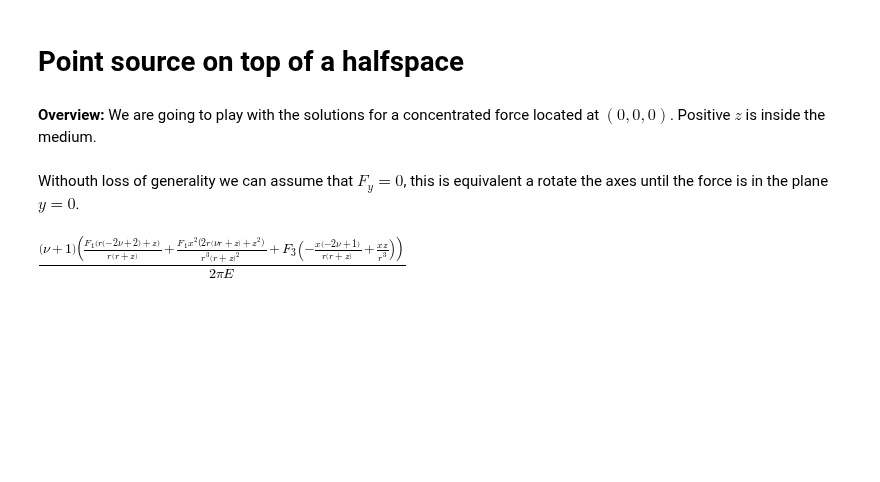
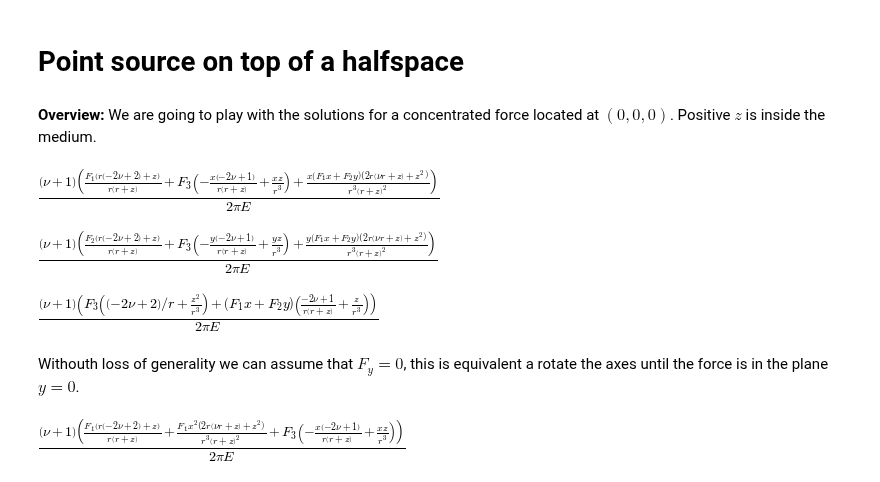
Before and after one commit to nicoguaro/notebooks_examples, a Jupyter notebook: point_source_halfspace.ipynb, the cells around one changed output. Drawn from its saved outputs; the diff is of its cells as text; code cells hidden in the pictures; blank space fills up the shorter version.

```diff
--- a/point_source_halfspace.ipynb
+++ b/point_source_halfspace.ipynb
@@ -25,9 +24,25 @@ init_printing()
 # %%
 x, y, z, r, E, nu, Fx, Fy, Fz = symbols('x y z r E nu F1 F2 F3')
 # %%
-ux = (1+nu)/(2*pi*E)*((x*z/r**3 - (1-2*nu)*x/(r*(r+z)))*Fz + (2*(1-nu)*r+z)/(r*(r+z))*Fx + ((2*r*(nu*r + z) + z**2)*x)/(r**3*(r+z)**2)*(x*Fx + y*Fy))
-uy = (1+nu)/(2*pi*E)*((y*z/r**3 - (1-2*nu)*y/(r*(r+z)))*Fz + (2*(1-nu)*r+z)/(r*(r+z))*Fy + ((2*r*(nu*r + z) + z**2)*y)/(r**3*(r+z)**2)*(x*Fx + y*Fy))
-uz = (1+nu)/(2*pi*E)*((2*(1-2*nu)/r + z**2/r**3)*Fz + (((1-2*nu)/(r*(r+z)) + z/r**3)*y)*(x*Fx + y*Fy))
+ux = (1+nu)/(2*pi*E)*((x*z/r**3 - (1-2*nu)*x/(r*(r + z)))*Fz +
+                       (2*(1 - nu)*r + z)/(r*(r + z))*Fx +
+                       ((2*r*(nu*r + z) + z**2)*x)/(r**3*(r + z)**2)*(x*Fx + y*Fy))
+ux
+# %% [output]
+[figure, added]
+# %%
+uy = (1+nu)/(2*pi*E)*((y*z/r**3 - (1-2*nu)*y/(r*(r + z)))*Fz +
+                       (2*(1 - nu)*r + z)/(r*(r + z))*Fy +
+                       ((2*r*(nu*r + z) + z**2)*y)/(r**3*(r + z)**2)*(x*Fx + y*Fy))
+uy
+# %% [output]
+[figure, added]
+# %%
+uz = (1+nu)/(2*pi*E)*((2*(1 - nu)/r + z**2/r**3)*Fz +
+                       ((1 - 2*nu)/(r*(r + z)) + z/r**3)*(x*Fx + y*Fy))
+uz
+# %% [output]
+[figure, added]
 # %% [markdown]
 Withouth loss of generality we can assume that $F_y=0$, this is equivalent a rotate the axes until the force is in the plane $y=0$.
 # %%
```
Also changed, not shown: parts of 25 cells of this notebook, 2 other files.
